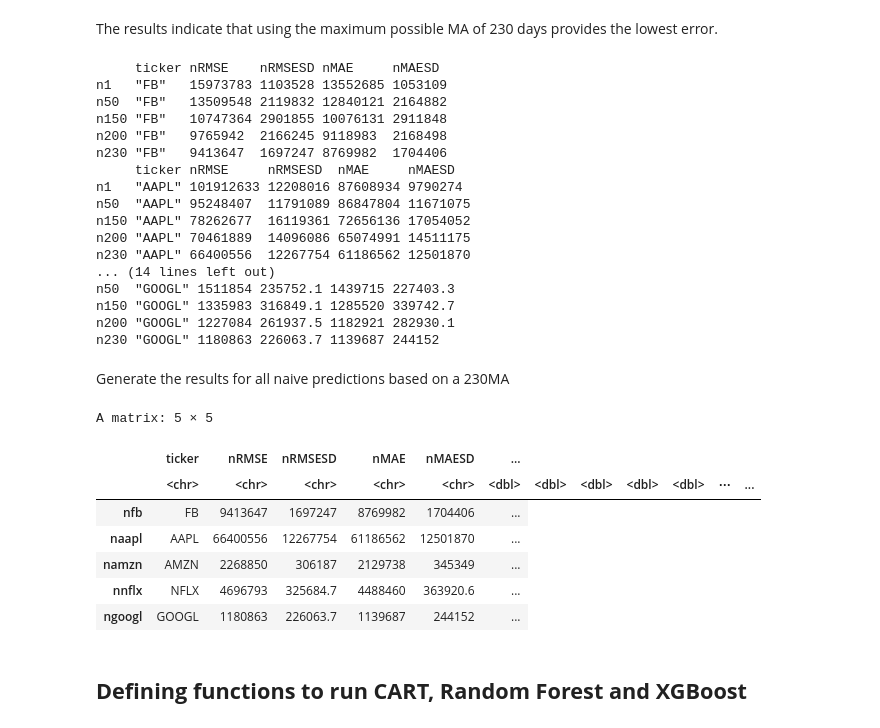
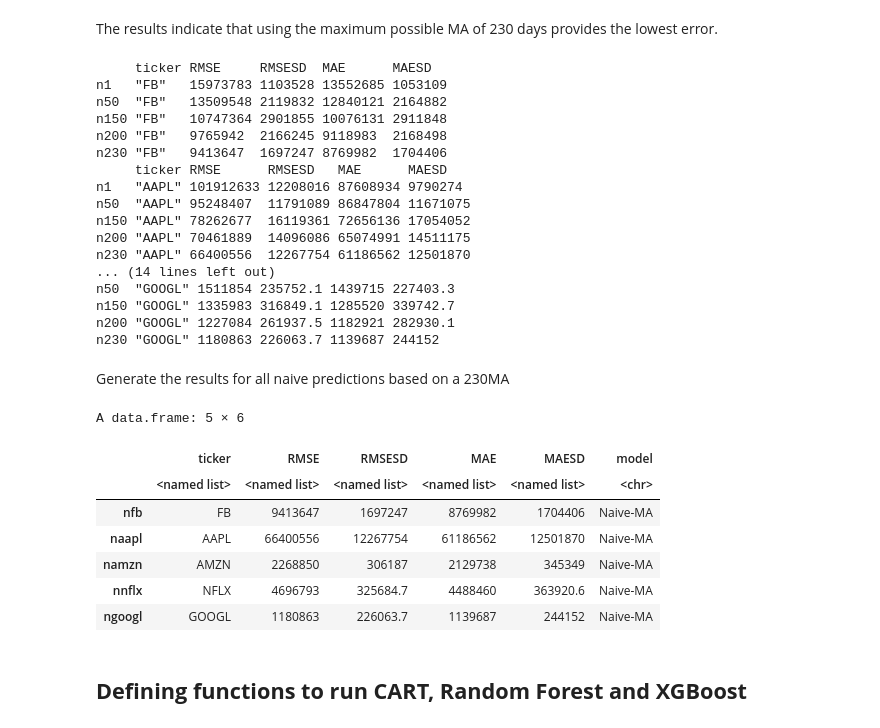
Before and after one commit to limshaocong/analyticsEdge, a Jupyter notebook: FAANG_Volume_Prediction_caa 29Nov21.ipynb, the cells around one changed output. Saved outputs shown, nothing was run; the diff lists cells and outputs as text; code cells hidden in the pictures.

```diff
--- a/FAANG_Volume_Prediction_caa 29Nov21.ipynb
+++ b/FAANG_Volume_Prediction_caa 29Nov21.ipynb
@@ -202,10 +202,10 @@ run_naive = function(x, MAdays) {
   # Compute aggregated statistics
   output = list()
   output[["ticker"]] = x
-  output[["nRMSE"]] = mean(unlist(cvrmse))
-  output[["nRMSESD"]] = sd(unlist(cvrmse))
-  output[["nMAE"]] = mean(unlist(cvmae))
-  output[["nMAESD"]] = sd(unlist(cvmae))
+  output[["RMSE"]] = mean(unlist(cvrmse))
+  output[["RMSESD"]] = sd(unlist(cvrmse))
+  output[["MAE"]] = mean(unlist(cvmae))
+  output[["MAESD"]] = sd(unlist(cvmae))
 
   output = output
 
@@ -229,13 +229,13 @@ for (x in tickers) {
 
 }
 # %% [output]
-     ticker nRMSE    nRMSESD nMAE     nMAESD
+     ticker RMSE     RMSESD  MAE      MAESD
 n1   "FB"   15973783 1103528 13552685 1053109
 n50  "FB"   13509548 2119832 12840121 2164882
 n150 "FB"   10747364 2901855 10076131 2911848
 n200 "FB"   9765942  2166245 9118983  2168498
 n230 "FB"   9413647  1697247 8769982  1704406
-     ticker nRMSE     nRMSESD  nMAE     nMAESD
+     ticker RMSE      RMSESD   MAE      MAESD
 n1   "AAPL" 101912633 12208016 87608934 9790274
 n50  "AAPL" 95248407  11791089 86847804 11671075
 n150 "AAPL" 78262677  16119361 72656136 17054052
@@ -251,19 +251,19 @@ Generate the results for all naive predictions based on a 230MA
 # %%
 nfb = run_naive("FB", 230)
 naapl = run_naive("AAPL", 230)
 namzn = run_naive("AMZN", 230)
 nnflx = run_naive("NFLX", 230)
 ngoogl = run_naive("GOOGL", 230)
 
-n230 = rbind(nfb, naapl, namzn, nnflx, ngoogl)
+n230 = rbind(nfb, naapl, namzn, nnflx, ngoogl) %>% as.data.frame() %>% mutate(model = "Naive-MA")
 
 n230
 # %% [output]
-A matrix: 5 × 5
+A data.frame: 5 × 6
-|  | ticker | nRMSE | nRMSESD | nMAE | nMAESD | ... |
-|  | <chr> | <chr> | <chr> | <chr> | <chr> | <dbl> | <dbl> | <dbl> | <dbl> | <dbl> | ⋯ | ... |
-| nfb | FB | 9413647 | 1697247 | 8769982 | 1704406 | ... |
-| naapl | AAPL | 66400556 | 12267754 | 61186562 | 12501870 | ... |
-| namzn | AMZN | 2268850 | 306187 | 2129738 | 345349 | ... |
-| nnflx | NFLX | 4696793 | 325684.7 | 4488460 | 363920.6 | ... |
-| ngoogl | GOOGL | 1180863 | 226063.7 | 1139687 | 244152 | ... |
+|  | ticker | RMSE | RMSESD | MAE | MAESD | model |
+|  | <named list> | <named list> | <named list> | <named list> | <named list> | <chr> |
+| nfb | FB | 9413647 | 1697247 | 8769982 | 1704406 | Naive-MA |
+| naapl | AAPL | 66400556 | 12267754 | 61186562 | 12501870 | Naive-MA |
+| namzn | AMZN | 2268850 | 306187 | 2129738 | 345349 | Naive-MA |
+| nnflx | NFLX | 4696793 | 325684.7 | 4488460 | 363920.6 | Naive-MA |
+| ngoogl | GOOGL | 1180863 | 226063.7 | 1139687 | 244152 | Naive-MA |
```
Also changed, not shown: parts of 21 cells of this notebook.
